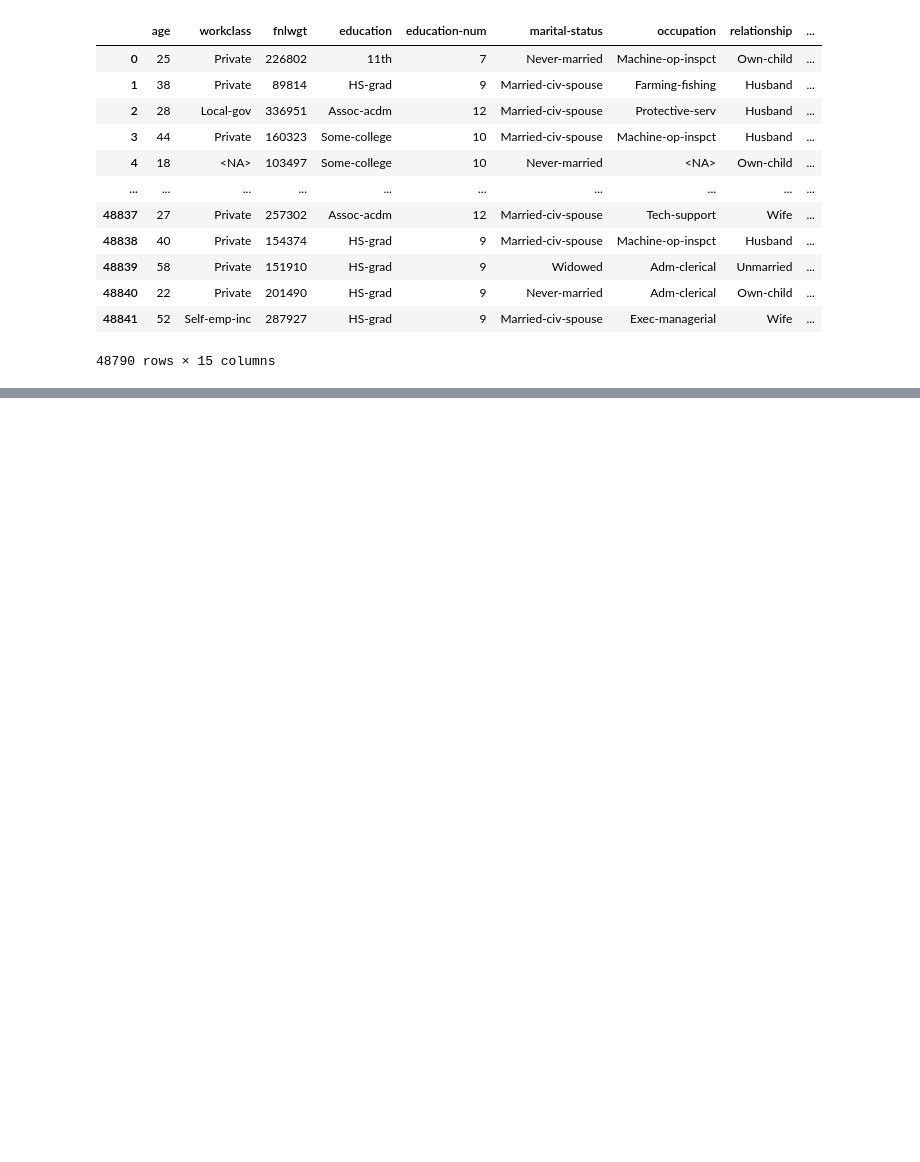
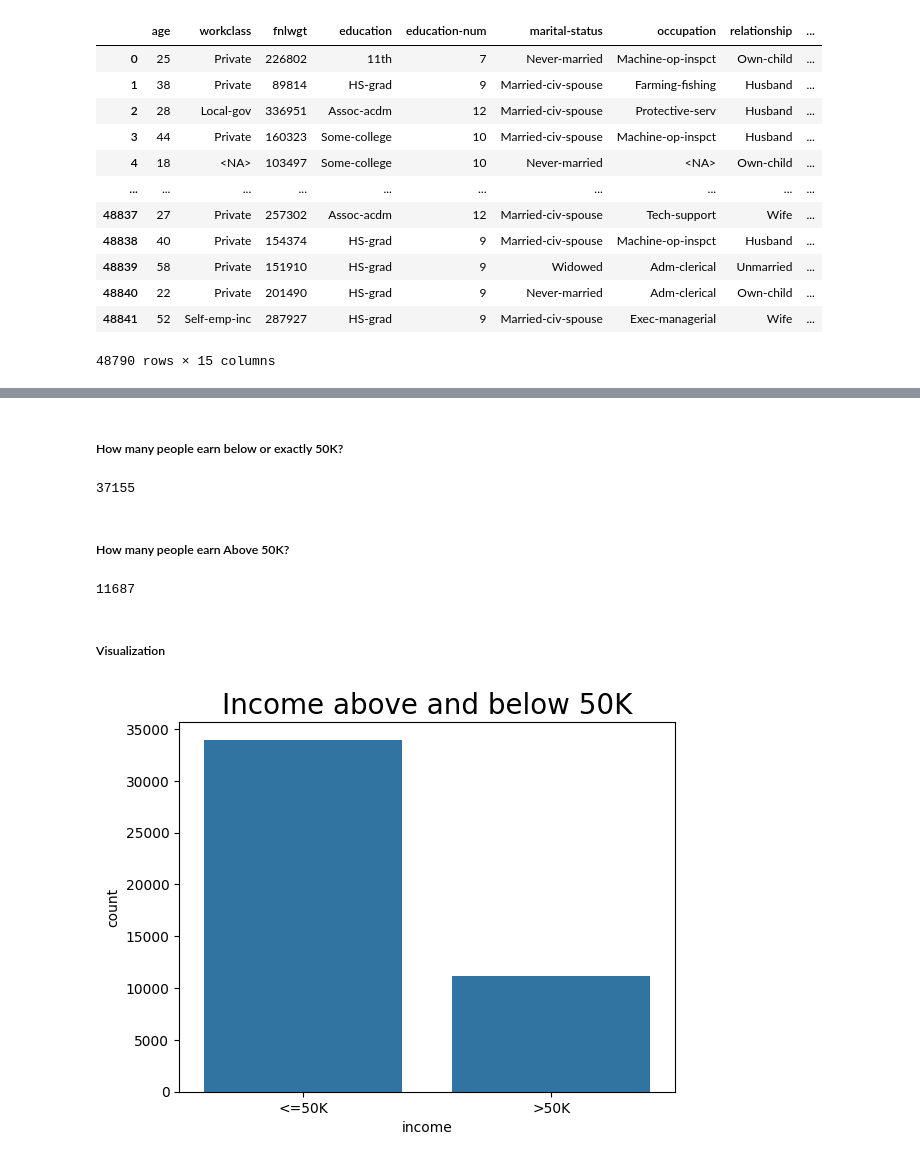
Before and after one commit to kodards/Census-DS-Project, a Jupyter notebook: census.ipynb, the cells around one changed output, grey strips where cells are left out. Saved outputs shown, nothing was run; the diff lists cells and outputs as text; code cells hidden in the pictures; blank space fills up the shorter version.

```diff
--- a/census.ipynb
+++ b/census.ipynb
@@ -3,2 +10,2 @@ import pandas as pd
 # %%
-census_df = pd.read_csv("census.csv")
+df = pd.read_csv("census.csv")
@@ -4,0 +14,2 @@ census_df = pd.read_csv("census.csv")
+# %%
+census_df = df.copy()
@@ -27,2 +68,2 @@ census_df.shape
 # %%
-census_df = census_df.replace('?', pd.NA)
+census_df.replace('?', pd.NA, inplace=True)
@@ -46,0 +114,2 @@ census_df
+# %%
+census_df.dropna(inplace=True)
@@ -46,0 +132,22 @@ census_df
+# %% [markdown]
+##### How many people earn below or exactly 50K?
+# %%
+value_a = '<=50K'
+(df['income'] == value_a).sum()
+# %% [output]
+37155
+# %% [markdown]
+##### How many people earn Above 50K?
+# %%
+value_b = '>50K'
+(df['income'] == value_b).sum()
+# %% [output]
+11687
+# %% [markdown]
+##### Visualization
+# %%
+sns.countplot(data=census_df, x='income')
+plt.title("Income above and below 50K", fontsize=20)
+plt.show()
+# %% [output]
+[figure, added]
```
Also changed, not shown: parts of 29 cells of this notebook.
